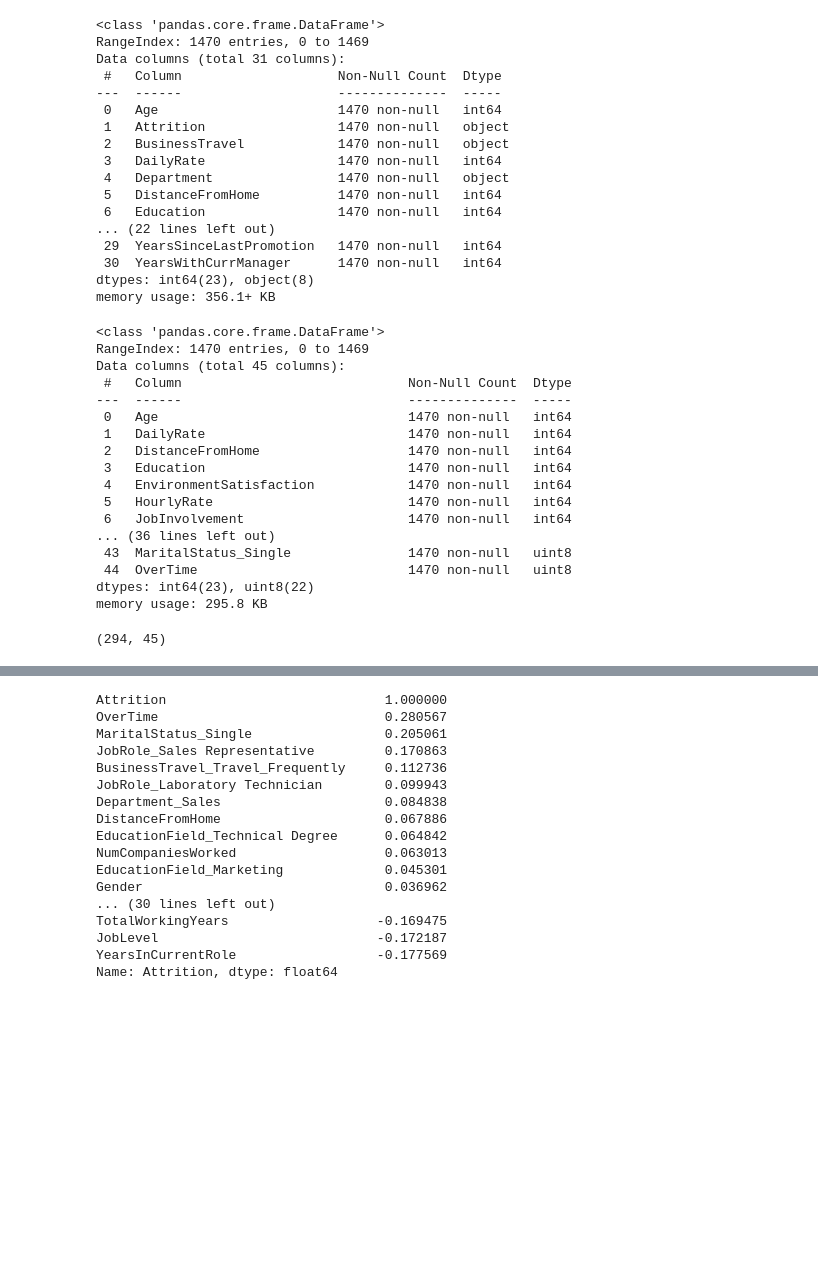
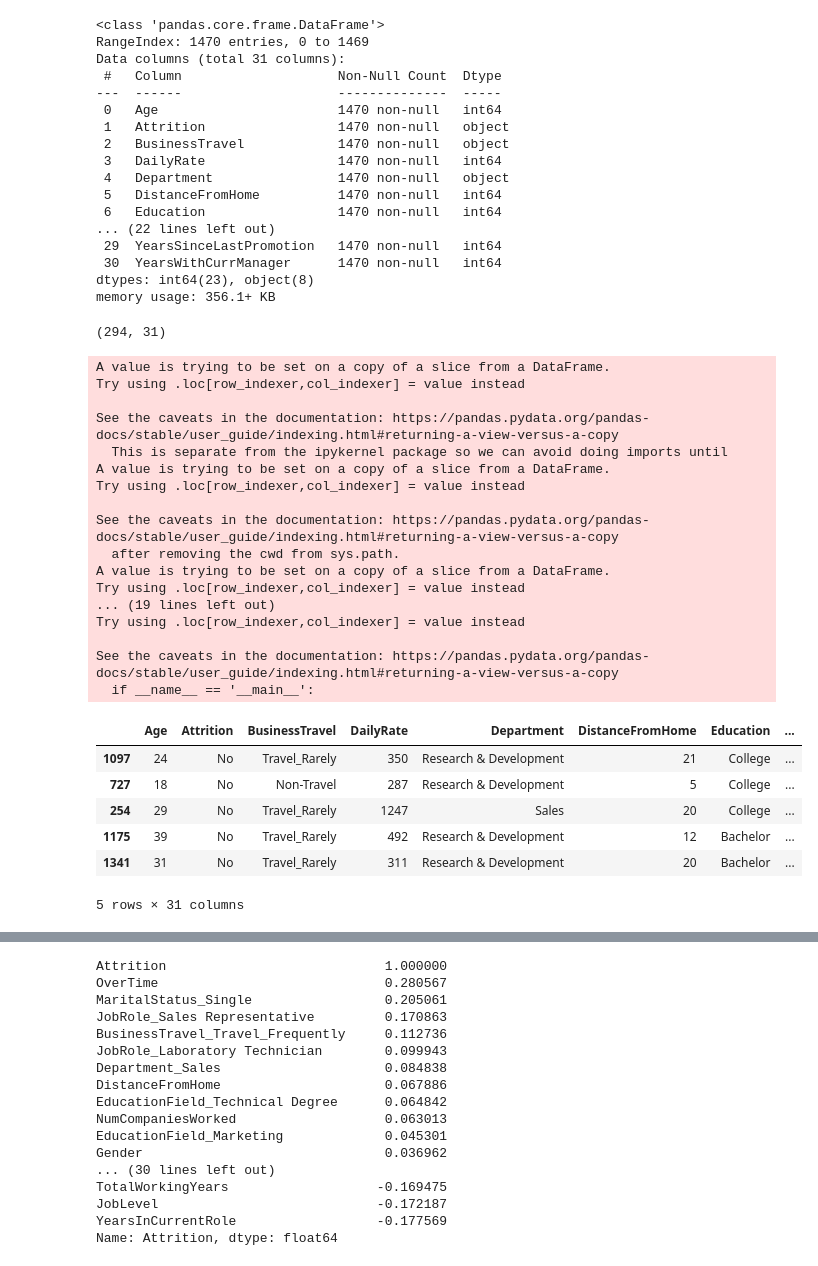
Before and after one commit to SanabuW/attrition_ML, a Jupyter notebook: ml_models/prediction_model1.ipynb, the cells around one changed output, grey strips where cells are left out. Saved outputs shown, nothing was run; the diff lists cells and outputs as text; code cells hidden in the pictures; blank space fills up the shorter version.

```diff
--- a/ml_models/prediction_model1.ipynb
+++ b/ml_models/prediction_model1.ipynb
@@ -103,36 +103,15 @@ memory usage: 356.1+ KB
 #                     "MaritalStatus", "OverTime", "PerformanceRating",
 #                     "RelationshipSatisfaction", "WorkLifeBalance"]], diag_kind='kde']])
 # %%
-# Rename Attrition_Yes column to Attrition
-attrition_data = attrition_df.rename(columns={"Attrition_Yes": "Attrition", "OverTime_Yes": "OverTime", "Gender_Male": "Gender"})
-attrition_data.info()
+# # Rename Attrition_Yes column to Attrition
+# attrition_data = attrition_df.rename(columns={"Attrition_Yes": "Attrition", "OverTime_Yes": "OverTime", "Gender_Male": "Gender"})
+# attrition_data.info()
-# %% [output]
-<class 'pandas.core.frame.DataFrame'>
-RangeIndex: 1470 entries, 0 to 1469
-Data columns (total 45 columns):
- #   Column                             Non-Null Count  Dtype
----  ------                             --------------  -----
- 0   Age                                1470 non-null   int64
- 1   DailyRate                          1470 non-null   int64
- 2   DistanceFromHome                   1470 non-null   int64
- 3   Education                          1470 non-null   int64
- 4   EnvironmentSatisfaction            1470 non-null   int64
- 5   HourlyRate                         1470 non-null   int64
- 6   JobInvolvement                     1470 non-null   int64
-... (36 lines left out)
- 43  MaritalStatus_Single               1470 non-null   uint8
- 44  OverTime                           1470 non-null   uint8
-dtypes: int64(23), uint8(22)
-memory usage: 295.8 KB
 # %%
-# Set aside Test Set
+# Set train and test set
 from sklearn.model_selection import train_test_split
 
-# X = attrition_df.drop(["Attrition"], axis=1).values
-# y = attrition_df["Attrition"]
-
-train_set, test_set = train_test_split(attrition_data, test_size=0.2, random_state=42)
+train_set, test_set = train_test_split(data, test_size=0.2, random_state=42)
 
 test_set.shape
 # %% [output]
-(294, 45)
+(294, 31)
@@ -142,0 +118,40 @@ attrition_dummy = attrition_data.to_csv(filepath)
+# %%
+# Convert integer classes in categorical columns to their names
+def preprocess_cat_columns(train_set):
+    train_set["Education"] = train_set["Education"].map({1:"Below College", 2:"College", 3:"Bachelor", 4:"Master",5:"Doctor"})
+    train_set["EnvironmentSatisfaction"] = train_set["EnvironmentSatisfaction"].map({1:"Low", 2:"Medium", 3:"High", 4:"Very High"})
+    train_set["JobInvolvement"] = train_set["JobInvolvement"].map({1:"Low", 2:"Medium", 3:"High", 4:"Very High"})
+    train_set["JobSatisfaction"] = train_set["JobSatisfaction"].map({1:"Low", 2:"Medium", 3:"High", 4:"Very High"})
+    train_set["PerformanceRating"] = train_set["PerformanceRating"].map({1:"Low", 2:"Medium", 3:"High", 4:"Very High"})
+    train_set["RelationshipSatisfaction"] = train_set["RelationshipSatisfaction"].map({1:"Low", 2:"Medium", 3:"High", 4:"Very High"})
+    train_set["WorkLifeBalance"] = train_set["WorkLifeBalance"].map({1:"Bad", 2:"Good", 3:"Better", 4:"Best"})
+    return train_set
+
+
+data_tr = preprocess_cat_columns(train_set)
+data_tr.head()
+# %% [output]
+A value is trying to be set on a copy of a slice from a DataFrame.
+Try using .loc[row_indexer,col_indexer] = value instead
+
+See the caveats in the documentation: https://pandas.pydata.org/pandas-docs/stable/user_guide/indexing.html#returning-a-view-versus-a-copy
+  This is separate from the ipykernel package so we can avoid doing imports until
+A value is trying to be set on a copy of a slice from a DataFrame.
+Try using .loc[row_indexer,col_indexer] = value instead
+
+See the caveats in the documentation: https://pandas.pydata.org/pandas-docs/stable/user_guide/indexing.html#returning-a-view-versus-a-copy
+  after removing the cwd from sys.path.
+A value is trying to be set on a copy of a slice from a DataFrame.
+Try using .loc[row_indexer,col_indexer] = value instead
+... (19 lines left out)
+Try using .loc[row_indexer,col_indexer] = value instead
+
+See the caveats in the documentation: https://pandas.pydata.org/pandas-docs/stable/user_guide/indexing.html#returning-a-view-versus-a-copy
+  if __name__ == '__main__':
+|  | Age | Attrition | BusinessTravel | DailyRate | Department | DistanceFromHome | Education | ... |
+| 1097 | 24 | No | Travel_Rarely | 350 | Research & Development | 21 | College | ... |
+| 727 | 18 | No | Non-Travel | 287 | Research & Development | 5 | College | ... |
+| 254 | 29 | No | Travel_Rarely | 1247 | Sales | 20 | College | ... |
+| 1175 | 39 | No | Travel_Rarely | 492 | Research & Development | 12 | Bachelor | ... |
+| 1341 | 31 | No | Travel_Rarely | 311 | Research & Development | 20 | Bachelor | ... |
+5 rows × 31 columns
```
Also changed, not shown: parts of 15 cells of this notebook, 4 other files.
